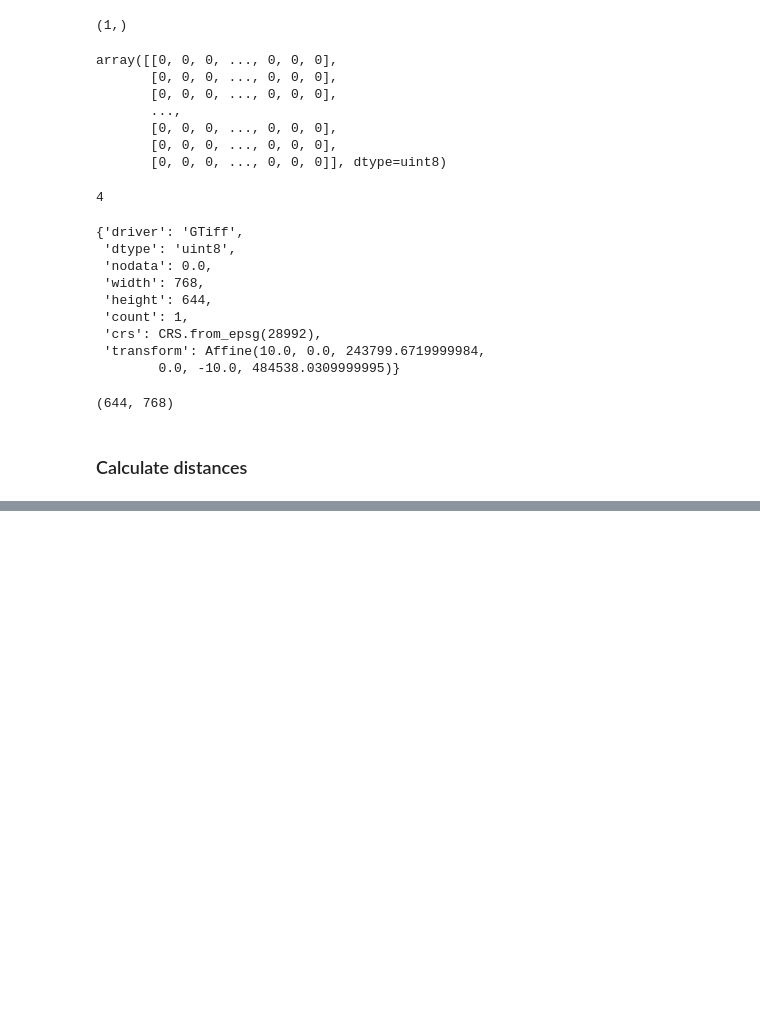
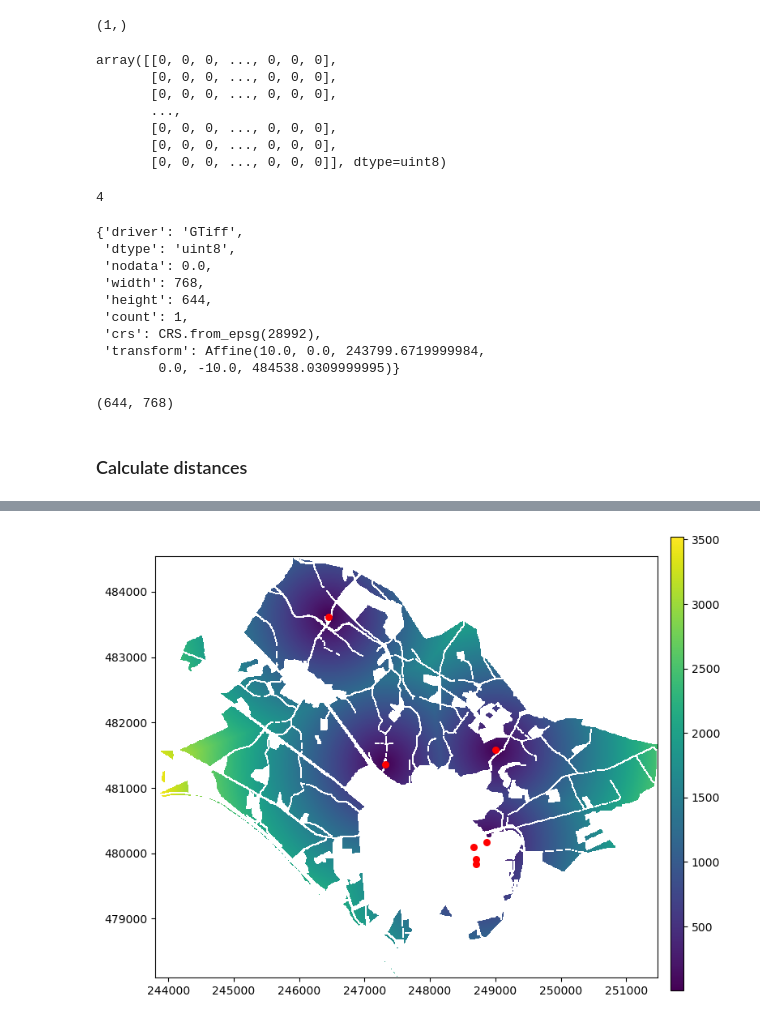
Before and after one commit to springonions-87/bioze_digital_mapping_tool, a Jupyter notebook: fuzzy.ipynb, the cells around one changed output, grey strips where cells are left out. Drawn from its saved outputs; the diff is of its cells as text; code cells hidden in the pictures; blank space fills up the shorter version.

```diff
--- a/fuzzy.ipynb
+++ b/fuzzy.ipynb
@@ -120,0 +200,18 @@ KeyboardInterrupt:
+# %%
+d_to_farm_raster = rasterio.open(r'./raster/d_to_farm.tif')
+# %%
+# Plot the raster
+fig, ax = plt.subplots(figsize=(8, 8))
+show(d_to_farm_raster, ax=ax)
+
+# Plot the farms
+farm.plot(ax=ax, marker='o', color='red', markersize=30)
+
+# Add colorbar
+cax = fig.add_axes([0.92, 0.15, 0.02, 0.7])  # [left, bottom, width, height]
+cbar = plt.colorbar(ax.get_images()[0], cax=cax)
+
+# Show the plot
+plt.show()
+# %% [output]
+[figure, added]
```
Also changed, not shown: parts of 18 cells of this notebook, 4 other files.
